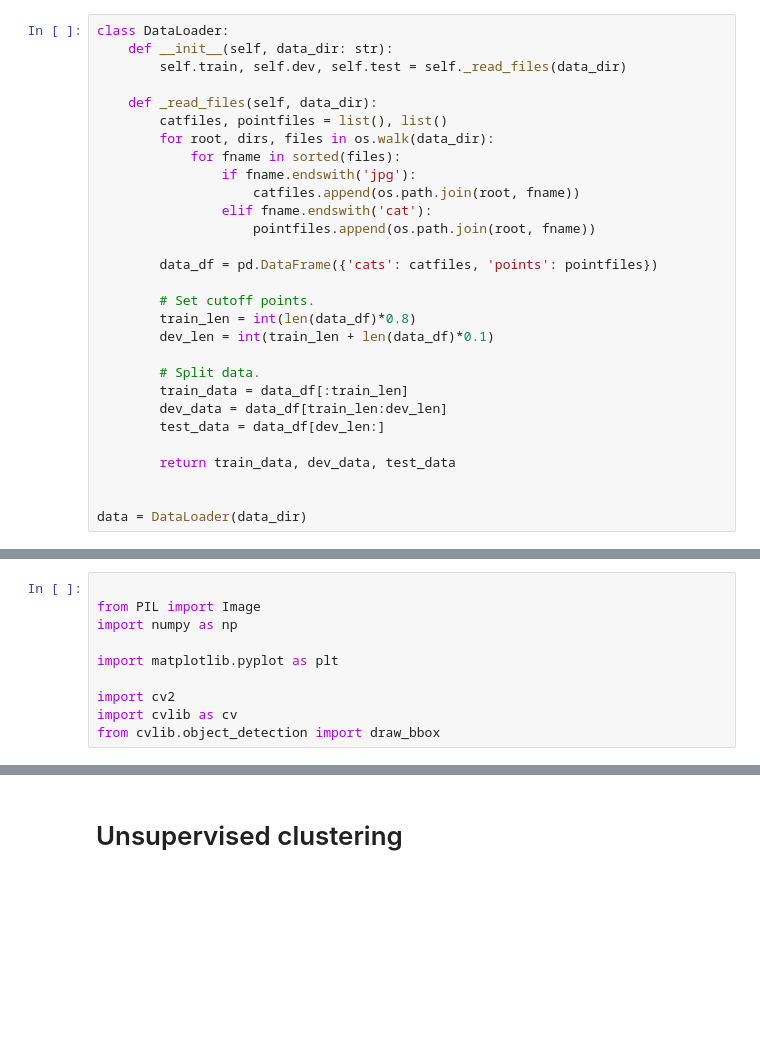
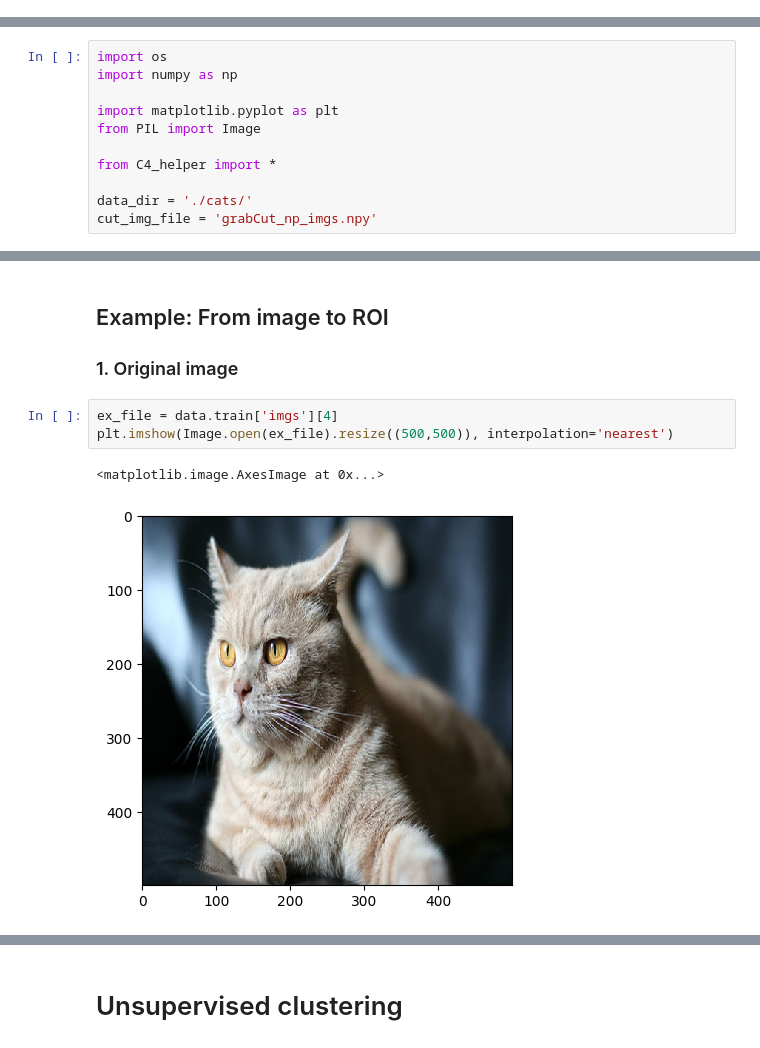
Before and after one commit to jshrdt/ML2-final, a Jupyter notebook: ML2-final-expl.ipynb, the cells around one changed output, grey strips where cells are left out. Saved outputs shown, nothing was run; the diff lists cells and outputs as text; blank space fills up the shorter version.

```diff
--- a/ML2-final-expl.ipynb
+++ b/ML2-final-expl.ipynb
@@ -10,29 +6,0 @@ data_dir = './cats/CAT_00'
-# %%
-class DataLoader:
-    def __init__(self, data_dir: str):
-        self.train, self.dev, self.test = self._read_files(data_dir)
-
-    def _read_files(self, data_dir):
-        catfiles, pointfiles = list(), list()
-        for root, dirs, files in os.walk(data_dir):
-            for fname in sorted(files):
-                if fname.endswith('jpg'):
-                    catfiles.append(os.path.join(root, fname))
-                elif fname.endswith('cat'):
-                    pointfiles.append(os.path.join(root, fname))
-
-        data_df = pd.DataFrame({'cats': catfiles, 'points': pointfiles})
-
-        # Set cutoff points.
-        train_len = int(len(data_df)*0.8)
-        dev_len = int(train_len + len(data_df)*0.1)
-
-        # Split data.
-        train_data = data_df[:train_len]
-        dev_data = data_df[train_len:dev_len]
-        test_data = data_df[dev_len:]
-
-        return train_data, dev_data, test_data
-
-
-data = DataLoader(data_dir)
@@ -41,10 +7,11 @@ data = DataLoader(data_dir)
 # %%
-
-from PIL import Image
+import os
 import numpy as np
 
 import matplotlib.pyplot as plt
+from PIL import Image
 
-import cv2
-import cvlib as cv
-from cvlib.object_detection import draw_bbox
+from C4_helper import *
+
+data_dir = './cats/'
+cut_img_file = 'grabCut_np_imgs.npy'
@@ -73,0 +36,9 @@ plt.imshow(output_image)
+# %% [markdown]
+## Example: From image to ROI
+### 1. Original image
+# %%
+ex_file = data.train['imgs'][4]
+plt.imshow(Image.open(ex_file).resize((500,500)), interpolation='nearest')
+# %% [output]
+<matplotlib.image.AxesImage at 0x...>
+[figure, added]
```
Also changed, not shown: parts of 13 cells of this notebook, 1 other file.
